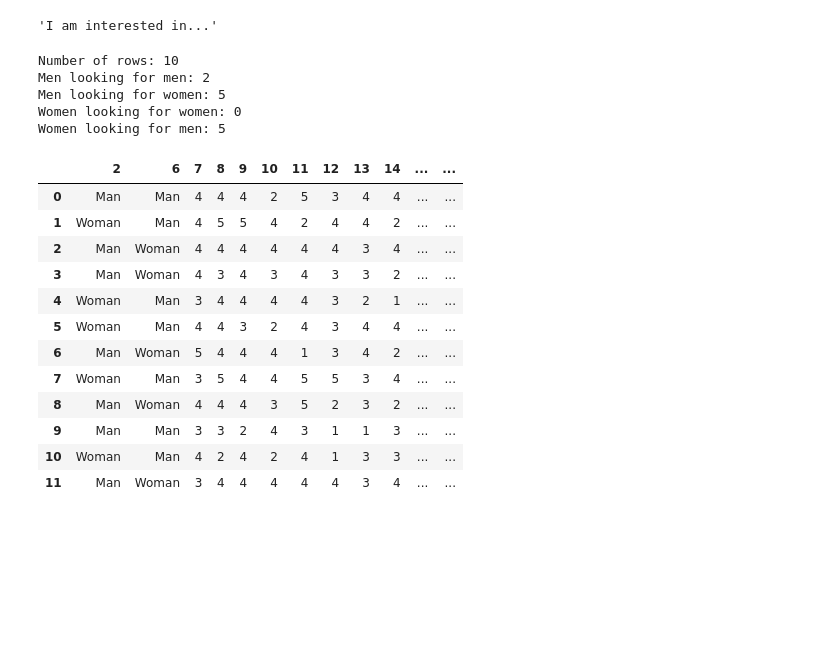
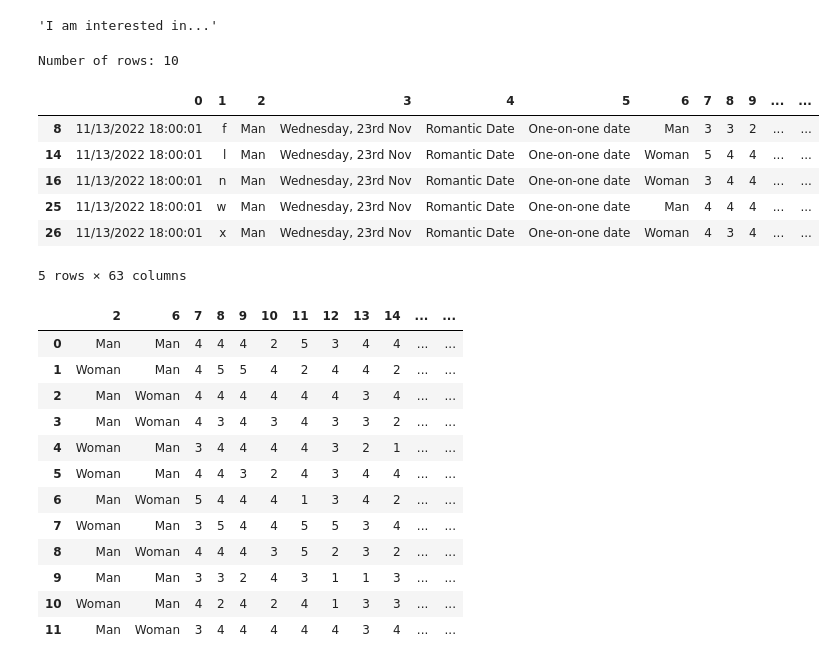
Before and after one commit to daniloldn/First-dates-, a Jupyter notebook: WDSSxRAG_First_Dates.ipynb, the cells around one changed output. Saved outputs shown, nothing was run; the diff lists cells and outputs as text; code cells hidden in the pictures; blank space fills up the shorter version.

```diff
--- a/WDSSxRAG_First_Dates.ipynb
+++ b/WDSSxRAG_First_Dates.ipynb
@@ -44,3 +44,8 @@ df.head()
 
 df.loc[df[6] == 'Men', 6] = 'Man'
 df.loc[df[6] == 'Women', 6] = 'Woman'
+df.loc[df[61] == '2nd Year', 61] = 2
+df.loc[df[61] == '1st Year', 61] = 1
+df.loc[df[61] == '3rd Year', 61] = 3
+df.loc[df[61] == 'Postgraduate', 61] = 4
+# still to do: index 62(if open to any year change to 1, if it is the same year we are going to parition them, if it is different year change it to 0  ),
@@ -65,30 +85,42 @@ def get_gender_data(raw):
   print("Women looking for men:", raw.loc[((raw[2]=='Woman') & (raw[6]=='Man'))].shape[0])
 # %%
 # TASK 2: Partition the dataset here into the following dataframes based on the rules above.
-#
+
 # Format: dataframe.loc[dataframe[column_index1]==some_value & dataframe[column_index2]==some_other_value, etc.]
 
-rom_24_1on1 = df.loc[(df[3] == "Wednesday, 23rd Nov")
+rom_23_1on1_sy = df.loc[(df[3] == "Wednesday, 23rd Nov")
+                   & (df[4] == "Romantic Date")
+                   & (df[5] == "One-on-one date")
+                   & (df[62] == "Same year as me")]
+
+rom_23_1on1_op = df.loc[(df[3] == "Wednesday, 23rd Nov")
                    & (df[4] == "Romantic Date")
                    & (df[5] == "One-on-one date")]
 
-friend_24_1on1 = df.loc[(df[3] == "Wednesday, 23rd Nov")
+friend_23 = df.loc[(df[3] == "Wednesday, 23rd Nov")
                    & (df[4] == "Friend Date")]
 
-rom_24_1on1 = rom_24_1on1.drop([56,58,59], axis=0)
-friend_24_1on1 = friend_24_1on1.drop([2], axis=0)
+friend_24 = df.loc[(df[3] == "Thursday, 24th Nov")
+                   & (df[4] == "Friend Date")]
+
+#rom_23_1on1_sy = rom_23_1on1_sy.drop([56,58,59], axis=0)
+friend_23 = friend_23.drop([2], axis=0)
 # Find the number of rows in the dataframe and indicate which are odd
-print ("Number of rows:", friend_24_1on1.shape[0])
+print ("Number of rows:", friend_23.shape[0])
 
 # Only for rom data
-get_gender_data(rom_24_1on1)
-#friend_24_1on1.head()
+#get_gender_data(rom_23_1on1_sy)
+#friend_23.head()
+rom_23_1on1_sy.head()
 # %% [output]
 Number of rows: 10
-Men looking for men: 2
-Men looking for women: 5
-Women looking for women: 0
-Women looking for men: 5
+|  | 0 | 1 | 2 | 3 | 4 | 5 | 6 | 7 | 8 | 9 | ... | ... |
+| 8 | 11/13/2022 18:00:01 | f | Man | Wednesday, 23rd Nov | Romantic Date | One-on-one date | Man | 3 | 3 | 2 | ... | ... |
+| 14 | 11/13/2022 18:00:01 | l | Man | Wednesday, 23rd Nov | Romantic Date | One-on-one date | Woman | 5 | 4 | 4 | ... | ... |
+| 16 | 11/13/2022 18:00:01 | n | Man | Wednesday, 23rd Nov | Romantic Date | One-on-one date | Woman | 3 | 4 | 4 | ... | ... |
+| 25 | 11/13/2022 18:00:01 | w | Man | Wednesday, 23rd Nov | Romantic Date | One-on-one date | Man | 4 | 4 | 4 | ... | ... |
+| 26 | 11/13/2022 18:00:01 | x | Man | Wednesday, 23rd Nov | Romantic Date | One-on-one date | Woman | 4 | 3 | 4 | ... | ... |
+5 rows × 63 columns
 # %%
 # For romantic date matching
 def get_matching_rom_data(dataframe):
```
Also changed, not shown: parts of 2 cells of this notebook.
